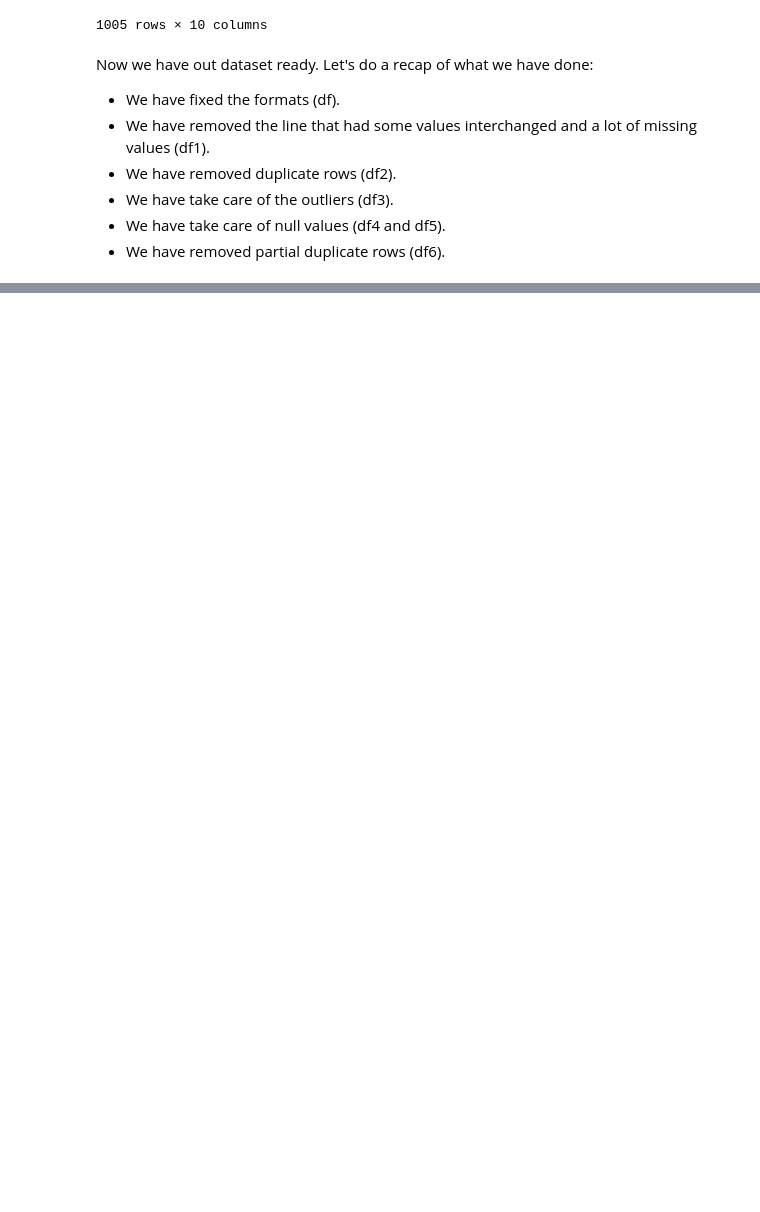
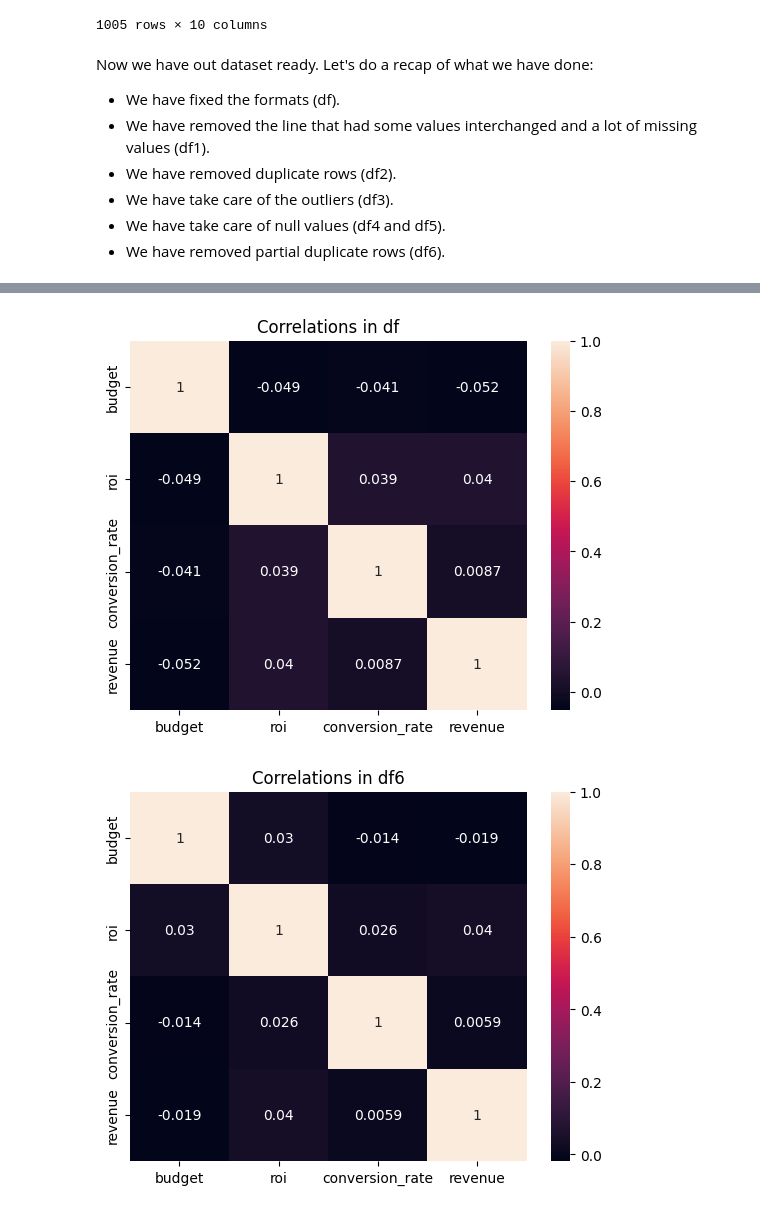
Before and after one commit to Ignacio538/Marketing-Campaings, a Jupyter notebook: Analysis.ipynb, the cells around one changed output, grey strips where cells are left out. Drawn from its saved outputs; the diff is of its cells as text; code cells hidden in the pictures; blank space fills up the shorter version.

```diff
--- a/Analysis.ipynb
+++ b/Analysis.ipynb
@@ -869,0 +947,14 @@ Final database (df6): 1005 rows, 10 columns
+# %%
+df_numeric = df.select_dtypes(include=['number'])
+df6_numeric = df6.select_dtypes(include=['number'])
+
+sns.heatmap(df_numeric.corr(), annot=True)
+plt.title('Correlations in df')
+plt.show()
+
+sns.heatmap(df6_numeric.corr(), annot=True)
+plt.title('Correlations in df6')
+plt.show()
+# %% [output]
+[figure, added]
+[figure, added]
```
Also changed, not shown: parts of 4 cells of this notebook.
